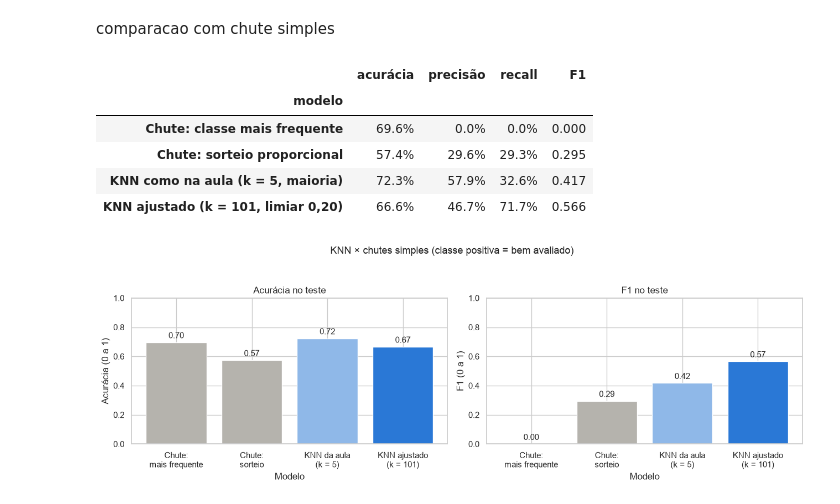
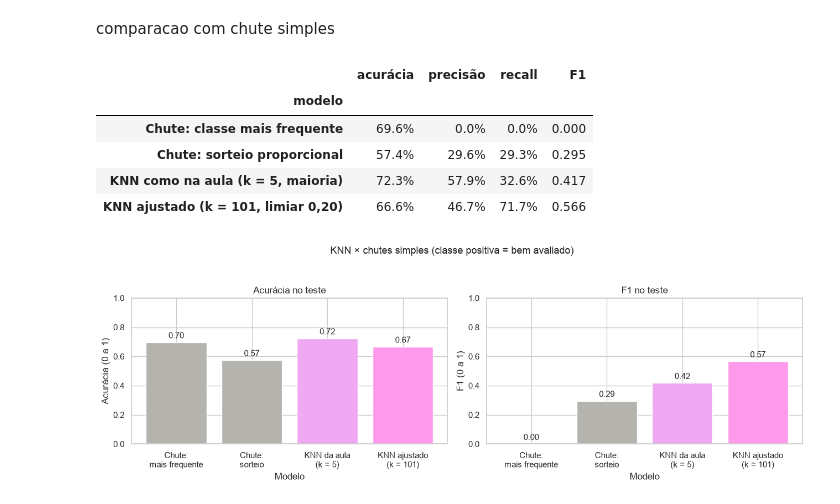
Before and after one commit to Mateuscruz19/HorrorMoviesData, a Jupyter notebook: RA3_2_visualizacoes.ipynb, the cells around one changed output. Saved outputs shown, nothing was run; the diff lists cells and outputs as text; code cells hidden in the pictures.

```diff
--- a/RA3_2_visualizacoes.ipynb
+++ b/RA3_2_visualizacoes.ipynb
@@ -417,8 +417,8 @@ pd.set_option("display.max_columns", None)
 pd.set_option("display.float_format", lambda valor: f"{valor:,.2f}")
 plt.rcParams["figure.figsize"] = (8, 4)
 plt.rcParams["font.size"] = 11
-COR_PRINCIPAL = "#2a78d6"
-COR_DESTAQUE = "#eb6834"
+COR_PRINCIPAL = "#ff9aeb"
+COR_DESTAQUE = "#eb34ae"
 COR_NEUTRA = "#b5b3ad"
 
 SEMENTE = 42
@@ -672,32 +672,32 @@ comparacao com chute simples
 # %%
 comparacao = pd.DataFrame([
     avaliar("Chute: classe mais frequente", chute_frequente.predict(X_teste)),
     avaliar("Chute: sorteio proporcional", chute_sorteio.predict(X_teste)),
     avaliar("KNN como na aula (k = 5, maioria)", previsoes_aula),
     metricas_knn,
 ]).set_index("modelo")
 display(comparacao.style.format({
     "acurácia": "{:.1%}", "precisão": "{:.1%}", "recall": "{:.1%}", "F1": "{:.3f}",
 }))
 
 figura, eixos = plt.subplots(1, 2, figsize=(13, 4.5))
-cores = [COR_NEUTRA, COR_NEUTRA, "#8fb8e8", COR_PRINCIPAL]
+cores = [COR_NEUTRA, COR_NEUTRA, "#f0a8f2", COR_PRINCIPAL]
 rotulos = ["Chute:\nmais frequente", "Chute:\nsorteio", "KNN da aula\n(k = 5)", f"KNN ajustado\n(k = {melhor_k})"]
 for eixo, metrica, limite in zip(eixos, ["acurácia", "F1"], [1, 1]):
     barras = eixo.bar(rotulos, comparacao[metrica], color=cores)
     eixo.bar_label(barras, labels=[f"{v:.2f}" for v in comparacao[metrica]], padding=3)
     eixo.set_ylim(0, limite)
     eixo.set_title(f"{metrica.capitalize()} no teste")
     eixo.set_ylabel(f"{metrica.capitalize()} (0 a 1)")
     eixo.set_xlabel("Modelo")
 figura.suptitle("KNN × chutes simples (classe positiva = bem avaliado)")
 figura.tight_layout(rect=[0, 0, 1, 0.93])
 plt.show()
 # %% [output]
 |  | acurácia | precisão | recall | F1 |
 | modelo |  |  |  |  |
 | Chute: classe mais frequente | 69.6% | 0.0% | 0.0% | 0.000 |
 | Chute: sorteio proporcional | 57.4% | 29.6% | 29.3% | 0.295 |
 | KNN como na aula (k = 5, maioria) | 72.3% | 57.9% | 32.6% | 0.417 |
 | KNN ajustado (k = 101, limiar 0,20) | 66.6% | 46.7% | 71.7% | 0.566 |
-[figure, old version]
+[figure, new version]
```
Also changed, not shown: parts of 8 cells of this notebook.
